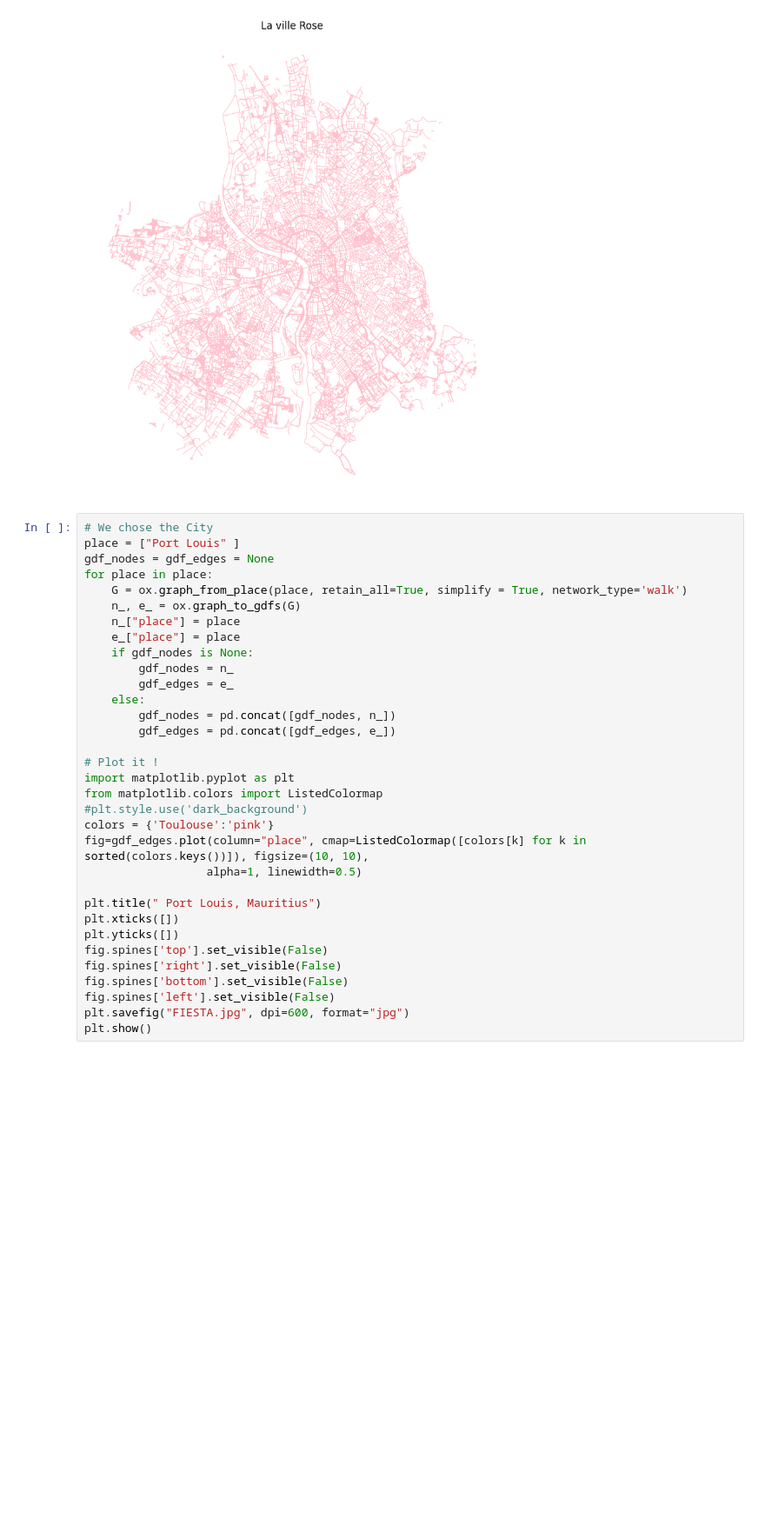
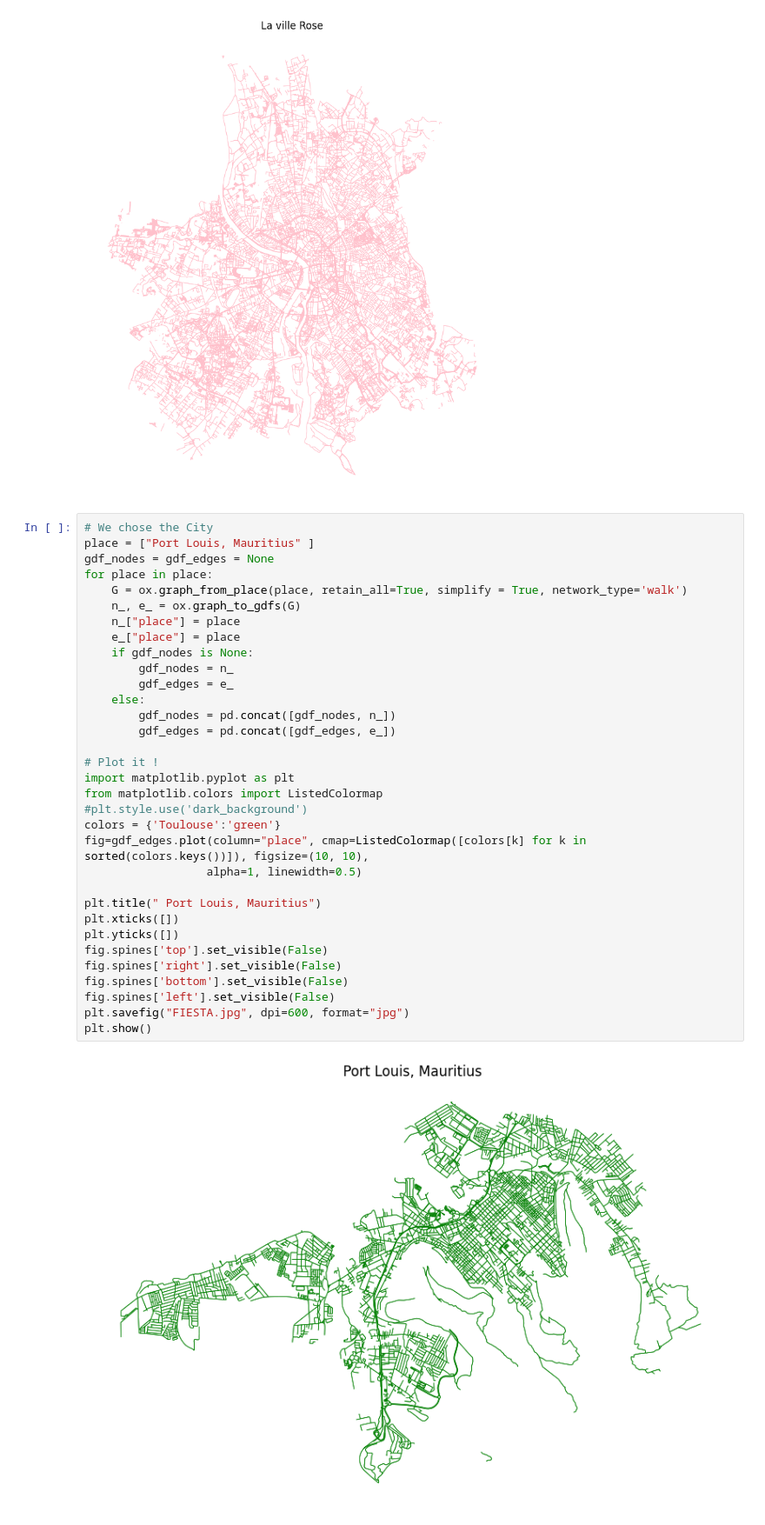
Before and after one commit to Sitraka17/Cities, a Jupyter notebook: TLS.ipynb, the cells around one changed output. Shown: that part at 87% size. Saved outputs shown, nothing was run; the diff lists cells and outputs as text; blank space fills up the shorter version.

```diff
--- a/TLS.ipynb
+++ b/TLS.ipynb
@@ -40,34 +40,36 @@ plt.show()
 [figure]
 # %%
 # We chose the City
-place = ["Port Louis" ]
+place = ["Port Louis, Mauritius" ]
 gdf_nodes = gdf_edges = None
 for place in place:
     G = ox.graph_from_place(place, retain_all=True, simplify = True, network_type='walk')
     n_, e_ = ox.graph_to_gdfs(G)
     n_["place"] = place
     e_["place"] = place
     if gdf_nodes is None:
         gdf_nodes = n_
         gdf_edges = e_
     else:
         gdf_nodes = pd.concat([gdf_nodes, n_])
         gdf_edges = pd.concat([gdf_edges, e_])
 
 # Plot it !
 import matplotlib.pyplot as plt
 from matplotlib.colors import ListedColormap
 #plt.style.use('dark_background')
-colors = {'Toulouse':'pink'}
+colors = {'Toulouse':'green'}
 fig=gdf_edges.plot(column="place", cmap=ListedColormap([colors[k] for k in sorted(colors.keys())]), figsize=(10, 10),
                   alpha=1, linewidth=0.5)
 
 plt.title(" Port Louis, Mauritius")
 plt.xticks([])
 plt.yticks([])
 fig.spines['top'].set_visible(False)
 fig.spines['right'].set_visible(False)
 fig.spines['bottom'].set_visible(False)
 fig.spines['left'].set_visible(False)
 plt.savefig("FIESTA.jpg", dpi=600, format="jpg")
 plt.show()
+# %% [output]
+[figure, added]
```
Also changed, not shown: 2 other files.
